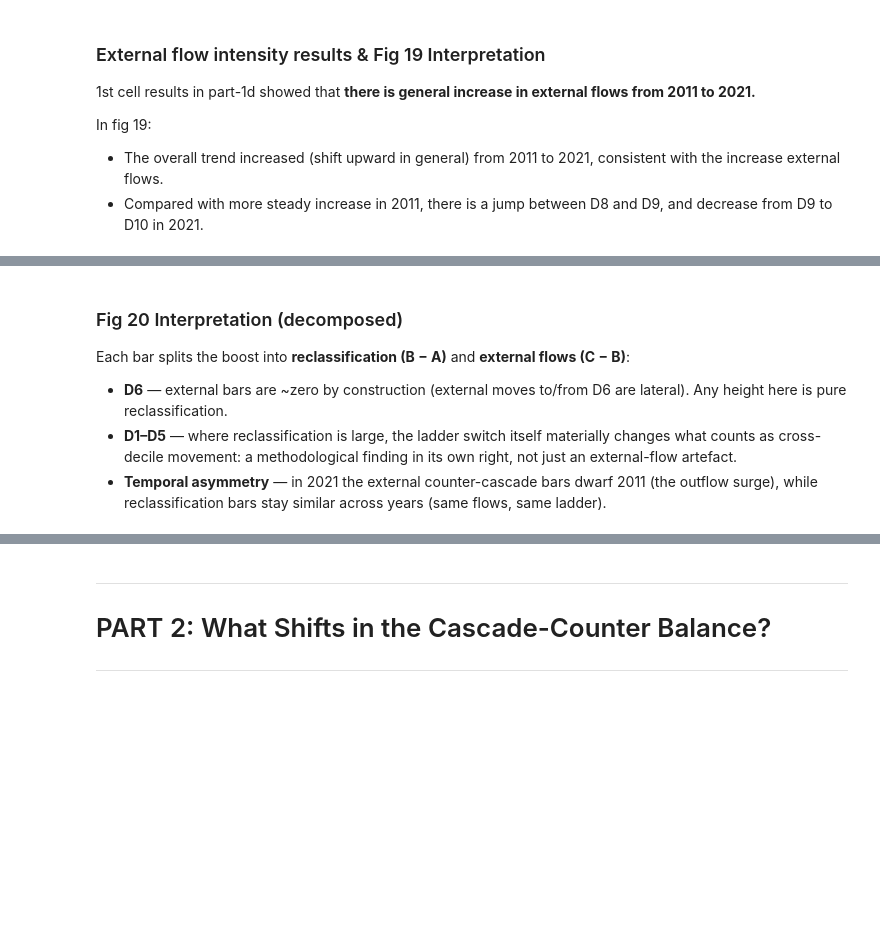
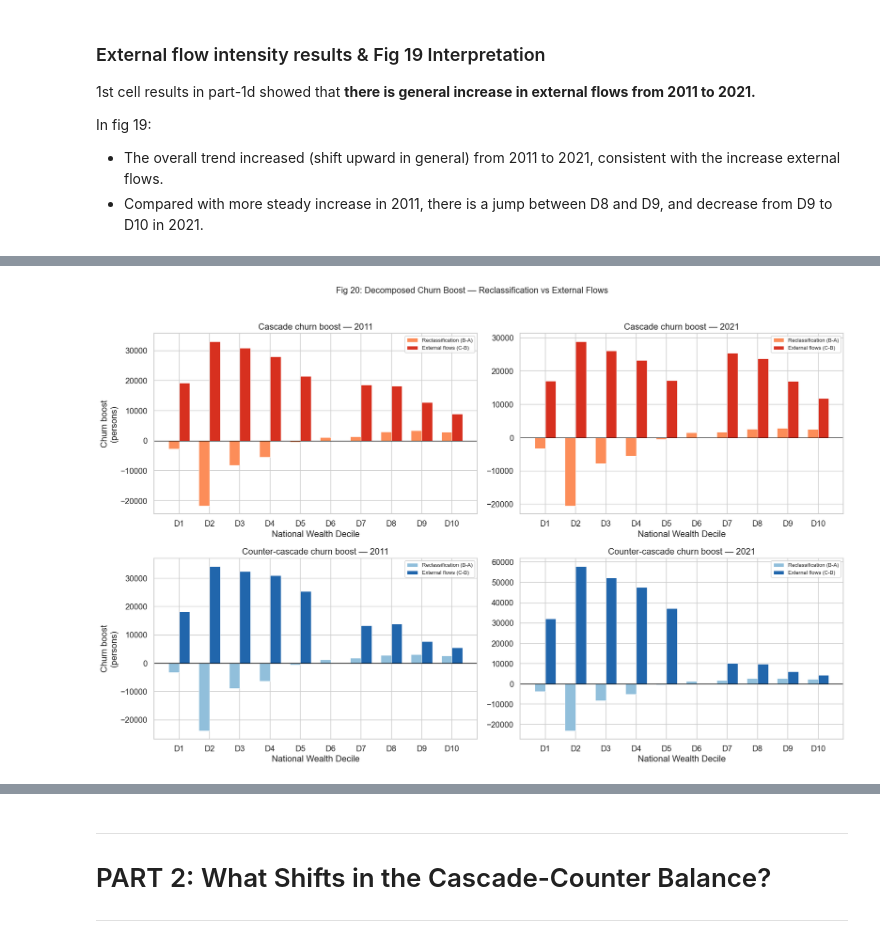
Before and after one commit to yxing82/CASA-Dissertation, a Jupyter notebook: scripts/eda_4_rerun_compare_natioanl_frame_and_london_only__20260625.ipynb, the cells around one changed output, grey strips where cells are left out. Cells and saved outputs as stored; diff of their text form; code cells hidden in the pictures; blank space fills up the shorter version.

```diff
--- a/scripts/eda_4_rerun_compare_natioanl_frame_and_london_only__20260625.ipynb
+++ b/scripts/eda_4_rerun_compare_natioanl_frame_and_london_only__20260625.ipynb
@@ -676,8 +682,8 @@ The earlier version of this section computed `national − London` (C − A) and
 # %%
 # ── Three-way decomposition: reclassification vs external flows ──────────
-print('=' * 72)
+print('=' * 100)
 print('THREE-WAY DECOMPOSITION: Reclassification vs External Flows')
-print('=' * 72)
+print('=' * 100)
 print("""
   A = London-internal flows, London-relative deciles   (original analysis)
   B = London-internal flows, NATIONAL deciles          (same flows, new ladder)
@@ -689,12 +695,12 @@ print("""
 """)
 
 for yr in ['11', '21']:
-    print(f'\n{"-" * 72}')
+    print(f'\n{"-" * 100}')
     print(f'  20{yr}')
-    print(f'{"-" * 72}')
+    print(f'{"-" * 100}')
     print(f'{"Metric":>22s} {"Reclass (B-A)":>14s} {"External (C-B)":>15s} '
-          f'{"Total (C-A)":>13s} {"% from reclass":>15s}')
-    print('-' * 82)
+          f'{"Total (C-A)":>13s} {"% from reclass (Reclass / Total)":>15s}')
+    print('-' * 100)
     for col, label in [
         ('CFI_Churn',          'Cascade churn'),
         ('Counter_Churn',      'Counter churn'),
@@ -725,39 +757,37 @@ fig, axes = plt.subplots(2, 2, figsize=(16, 10))
 x = np.arange(1, 11); w = 0.35
 
 for row_idx, direction in enumerate(['cascade', 'counter']):
     for col_idx, yr in enumerate(['11', '21']):
         ax = axes[row_idx, col_idx]
         reclass_by_dec, external_by_dec = [], []
         for d in range(1, 11):
             mask = df['Wealth_Decile_National'] == d
             if direction == 'cascade':
                 a = (df.loc[mask, f'Inflow_Wealthier_{yr}'].sum() + df.loc[mask, f'Outflow_Poorer_{yr}'].sum())
                 b = (df.loc[mask, f'Inflow_Wealthier_intnat_{yr}'].sum() + df.loc[mask, f'Outflow_Poorer_intnat_{yr}'].sum())
                 c = (df.loc[mask, f'Inflow_Wealthier_nat_{yr}'].sum() + df.loc[mask, f'Outflow_Poorer_nat_{yr}'].sum())
             else:
                 a = (df.loc[mask, f'Outflow_Wealthier_{yr}'].sum() + df.loc[mask, f'Inflow_Poorer_{yr}'].sum())
                 b = (df.loc[mask, f'Outflow_Wealthier_intnat_{yr}'].sum() + df.loc[mask, f'Inflow_Poorer_intnat_{yr}'].sum())
                 c = (df.loc[mask, f'Outflow_Wealthier_nat_{yr}'].sum() + df.loc[mask, f'Inflow_Poorer_nat_{yr}'].sum())
             reclass_by_dec.append(b - a); external_by_dec.append(c - b)
 
         reclass_arr = np.array(reclass_by_dec); external_arr = np.array(external_by_dec)
         color_r = '#fc8d59' if direction == 'cascade' else '#91bfdb'
         color_e = '#d7301f' if direction == 'cascade' else '#2166ac'
-        ax.bar(x, reclass_arr, w * 2, label='Reclassification (B-A)', color=color_r, alpha=0.7, edgecolor='white', lw=0.5)
-        ax.bar(x, external_arr, w * 2, bottom=reclass_arr, label='External flows (C-B)', color=color_e, alpha=0.7, edgecolor='white', lw=0.5)
+        # ax.bar(x, reclass_arr, w * 2, label='Reclassification (B-A)', color=color_r, alpha=0.7, edgecolor='white', lw=0.5)
+        # ax.bar(x, external_arr, w * 2, bottom=reclass_arr, label='External flows (C-B)', color=color_e, alpha=0.7, edgecolor='white', lw=0.5)
+        # Instead of stacking with 'bottom=', place them side-by-side
+        ax.bar(x - w/2, reclass_arr, w, label='Reclassification (B-A)', color=color_r, edgecolor='white', lw=0.5)
+        ax.bar(x + w/2, external_arr, w, label='External flows (C-B)', color=color_e, edgecolor='white', lw=0.5)
         ax.axhline(0, color='black', lw=0.8)
         ax.set_xlabel('National Wealth Decile'); ax.set_xticks(x); ax.set_xticklabels([f'D{d}' for d in x])
         title_dir = 'Cascade' if direction == 'cascade' else 'Counter-cascade'
         ax.set_title(f'{title_dir} churn boost — 20{yr}')
         if col_idx == 0: ax.set_ylabel('Churn boost\n(persons)')
         ax.legend(fontsize=8, loc='best')
 
 fig.suptitle('Fig 20: Decomposed Churn Boost — Reclassification vs External Flows', fontsize=13, y=1.02)
 plt.tight_layout(); plt.savefig(OUTPUT_DIR / 'fig_20_decomposed_churn_boost.png', dpi=150); plt.show()
+# %% [output]
+[figure, added]
-# %% [markdown]
-### Fig 20 Interpretation (decomposed)
-
-Each bar splits the boost into **reclassification (B − A)** and **external flows (C − B)**:
-- **D6** — external bars are ~zero by construction (external moves to/from D6 are lateral). Any height here is pure reclassification.
-- **D1–D5** — where reclassification is large, the ladder switch itself materially changes what counts as cross-decile movement: a methodological finding in its own right, not just an external-flow artefact.
-- **Temporal asymmetry** — in 2021 the external counter-cascade bars dwarf 2011 (the outflow surge), while reclassification bars stay similar across years (same flows, same ladder).
```
Also changed, not shown: parts of 11 cells of this notebook, 6 other files.
